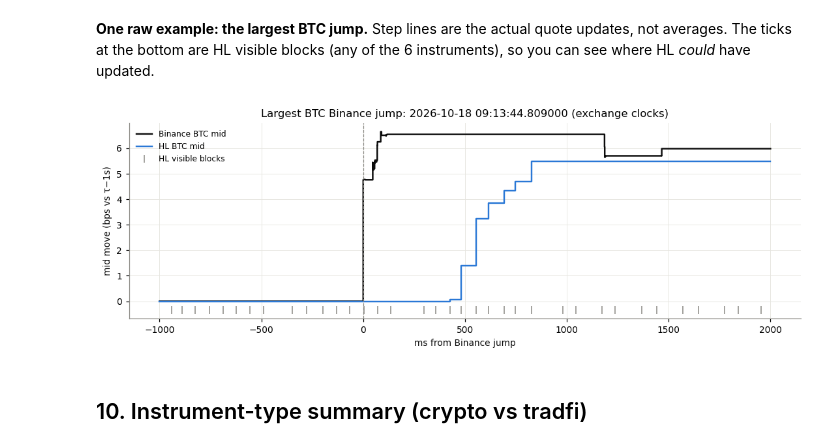
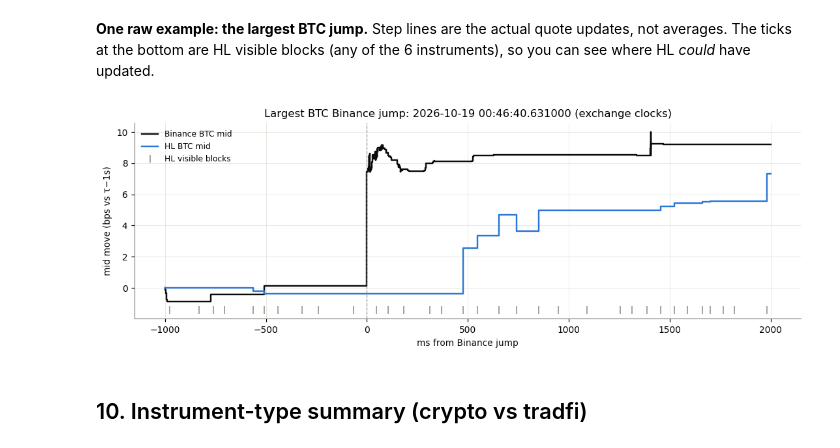
Before and after one commit to aliquid-novi/crypto_research, a Jupyter notebook: hyperliquid_research.ipynb, the cells around one changed output. Drawn from its saved outputs; the diff is of its cells as text; code cells hidden in the pictures.

```diff
--- a/hyperliquid_research.ipynb
+++ b/hyperliquid_research.ipynb
@@ -76,6 +80,11 @@ plt.rcParams.update({
 Every tunable choice lives here. `# ASSUMPTION:` marks choices Mark didn't specify.
 # %%
 DATA_ROOT = Path("../market_data_v2/normalized")
+# Sample. Only windows where every input (HL l1 + trades for the 6 symbols, Binance l1 + trades for the 6 pairs) is fully
+# synced from the VM. A new segment starts at each window edge, each reconnect and each feed hole, and no gap spans one.
+DATA_WINDOWS = [("2026-10-18 03:14", "2026-10-20 03:14")]   # ASSUMPTION: first 48 h of capture (contains the earlier 7.2 h sample). The full ~89 h
+                                                            # (to 10-21 20:31:43) needs ~15-20 GB and was stopped by the machine's memory limit twice.
+MAX_HOLE_MS = 30_000    # ASSUMPTION: no visible block on any of the 6 instruments for 30 s = feed hole (union gaps are ~100 ms)
 
 # HL symbol -> Binance USDT-perp. ASSUMPTION: xyz:SP500 is paired with Binance SPY (ETF ~ index/10;
 # returns comparable, levels not). xyz:CL ~ CL-USDT, xyz:TSLA ~ TSLA-USDT.
@@ -107,9 +116,9 @@ HAZ_STEP, HAZ_TMAX = 10, 600       # within-gap hazard grid (ms).
 # a forecast made "at block n" can only use what has arrived by then. Q1-Q4, the hazard and the lead analysis stay
 # pure exchange-time descriptions of the process. Two scenarios are run side by side:
 LATENCY_SCENARIOS = {
-    # Mark's figure (2026-10-19) for HL block latency only. Applying it to Binance ("bn") is an agent extension, not Mark's,
-    # and should be dropped at the next rerun. It has no numerical effect (0.5 ms is below the 1 ms timestamp resolution).
-    "N(0.50, 0.05) ms": dict(kind="normal", hl=(0.50, 0.05), bn=(0.50, 0.05)),
+    # Mark's figure (2026-10-19) for HL block latency only. Binance events count at their exchange time (bn=None). Until
+    # 2026-10-21 the same N(0.50, 0.05) was also applied to Binance (an agent extension, no numerical effect at 1 ms resolution).
+    "N(0.50, 0.05) ms": dict(kind="normal", hl=(0.50, 0.05), bn=None),
     # Each message's actual arrival on the VM (ts_recv). ASSUMPTION: VM clock and exchange clocks are in sync.
     "measured ts_recv": dict(kind="recv"),
 }
@@ -606,7 +702,7 @@ def q3_table(bt, label_prefix=""):
     t = bt.t.values.astype(float)
     acts = {"n_tr (in block)": bt.n_tr.values.astype(float),
             "hl_tr_1s": STREAMS["hl_tr"].count(t - 1000, t).astype(float),
-            "bn_l1_1s": STREAMS["bn_l1"].count(t - 1000, t).astype(float)}
+            "bn_l1_1s": sum(STREAMS[f"bn_l1:{s}"].count(t - 1000, t) for s in SYMS).astype(float)}   # all 6 pairs
     nxt = bt.gap.shift(-1).values
     cur = bt.gap.values
     tr = bt.t.values <= T_SPLIT
@@ -796,16 +892,14 @@ def latency_view(scen, seed=SEED):
     if scen["kind"] == "normal":
         mu, sd = scen["hl"]
         known = t + np.clip(rng.normal(mu, sd, len(t)), 0, None)
-        bmu, bsd = scen["bn"]
-        bn_known_l1 = bn_l1.t.values + np.clip(rng.normal(bmu, bsd, len(bn_l1)), 0, None)
-        bn_known_tr = bn_tr.t.values + np.clip(rng.normal(bmu, bsd, len(bn_tr)), 0, None)
+        bn_known_l1, bn_known_tr = bn_l1.t.values, bn_tr.t.values   # bn=None: Binance known at its exchange time
     else:
         known = blk_recv.loc[blk.t].values
         bn_known_l1, bn_known_tr = bn_l1.recv.values, bn_tr.recv.values
     K = pd.Series(np.maximum.accumulate(known), index=blk.t.values)   # block n usable only once blocks <= n are all known
     S = {}
     for s in SYMS:
-        m1, m2 = (bn_l1.symbol == PAIRS[s]).values, (bn_tr.symbol == PAIRS[s]).values
+        m1, m2 = bn_l1.attrs["rows"][PAIRS[s]], (bn_tr.symbol == PAIRS[s]).values
         S[f"bn_l1:{s}"] = Stream(bn_known_l1[m1], lmid=bn_l1.lmid.values[m1])
         S[f"bn_tr:{s}"] = Stream(bn_known_tr[m2])
     return K, S
@@ -842,7 +936,7 @@ def lat_truncation_test(scen_name, sym=None):
     F_full, _, _, q = lat_features(bt, sym, K, S_full)
     for frac in (0.4, 0.7):
         cut = np.quantile(q, frac)
-        S_cut = {k: Stream(v.t[v.t <= cut], lmid=None if v.lm is None else v.lm[v.t <= cut]) for k, v in S_full.items()}
+        S_cut = {k: v.upto(cut) for k, v in S_full.items()}
         F_cut, _, _, _ = lat_features(bt, sym, K, S_cut)
         keep = q <= cut
         a, b = F_full.loc[keep].values, F_cut.loc[keep].values
@@ -1144,8 +1239,11 @@ Caveats: HL can only step at its own blocks/updates, and any HL↔Binance clock
 # %%
 def jump_events(s):
     b = STREAMS[f"bn_l1:{s}"]
-    t = b.t.astype(float)
-    r = (b.lm - b.lmid_at(t - EVT_RET_MS)) * 1e4
+    lme, r, CH = b.lmid_each(), np.empty(len(b.t)), 10_000_000   # in chunks: BTC has >100M updates
+    for i in range(0, len(b.t), CH):
+        r[i:i + CH] = (lme[i:i + CH] - b.lmid_at(b.t[i:i + CH].astype(float) - EVT_RET_MS)) * 1e4
+    del lme
+    t = b.t
     cut = np.nanquantile(np.abs(r), EVT_Q)
     cand = np.where(np.abs(r) >= cut)[0]
     keep, last = [], -np.inf
@@ -1153,7 +1251,7 @@ def jump_events(s):
         if t[i] - last >= EVT_MIN_SEP:
             keep.append(i); last = t[i]
     keep = np.array(keep, int)
-    return t[keep], np.sign(r[keep]), cut
+    return t[keep].astype(float), np.sign(r[keep]), cut
 
 def t50(path):
     final = path[-1]
@@ -1168,6 +1266,7 @@ for s in SYMS:
     pb = (bn.lmid_at(G) - bn.lmid_at(tau - 1000)[:, None]) * 1e4 * sg[:, None]
     ph = (hl.lmid_at(G) - hl.lmid_at(tau - 1000)[:, None]) * 1e4 * sg[:, None]
     ok = ~np.isnan(pb).any(1) & ~np.isnan(ph).any(1) & (tau - 1000 > hl.t[0])
+    ok &= same_segment(tau - 1000, tau + EVT_WIN[-1])   # the whole window inside one HL segment (no hole/reconnect)
     evt[s] = {"bn": pb[ok].mean(0), "hl": ph[ok].mean(0), "tau": tau[ok], "sign": sg[ok]}
     b50, h50 = t50(evt[s]["bn"]), t50(evt[s]["hl"])
     evt_rows.append({"symbol": s, "group": GROUP[s], "n jumps": int(ok.sum()), "jump cut bps (50ms)": cut,
@@ -1212,24 +1311,24 @@ bottom are HL visible blocks (any of the 6 instruments), so you can see where HL
 # %%
 s = "BTC-USD-PERP"
 bn, hl = STREAMS[f"bn_l1:{s}"], STREAMS[f"hl_l1:{s}"]
 r_all = (bn.lmid_at(evt[s]["tau"]) - bn.lmid_at(evt[s]["tau"] - EVT_RET_MS)) * 1e4
 tau0 = evt[s]["tau"][np.nanargmax(np.abs(r_all))]
 lo, hi = tau0 - 1000, tau0 + 2000
 fig, ax = plt.subplots(figsize=(10, 3.6))
 for st, col, lab in [(bn, C_INK, "Binance BTC mid"), (hl, C_CRYPTO, "HL BTC mid")]:
-    m = (st.t >= lo) & (st.t <= hi)
-    tt = np.concatenate([[lo], st.t[m], [hi]]).astype(float)
+    m = (st.tm >= lo) & (st.tm <= hi)
+    tt = np.concatenate([[lo], st.tm[m], [hi]]).astype(float)
     yy = np.concatenate([[st.lmid_at(lo)], st.lm[m], [st.lmid_at(hi)]])
     ax.step(tt - tau0, (yy - st.lmid_at(tau0 - 1000)) * 1e4, where="post", color=col, lw=1.6, label=lab)
 bt = blk.t.values[(blk.t.values >= lo) & (blk.t.values <= hi)]
 ax.plot(bt - tau0, np.full(len(bt), ax.get_ylim()[0]), "|", color=C_MUTED, ms=8, label="HL visible blocks")
 ax.axvline(0, color=C_MUTED, lw=0.8, ls="--")
 ax.set(xlabel="ms from Binance jump", ylabel="mid move (bps vs τ−1s)",
        title=f"Largest BTC Binance jump: {pd.to_datetime(tau0, unit='ms')} (exchange clocks)")
 ax.legend(frameon=False, fontsize=8)
 plt.tight_layout(); plt.show()
 # %% [output]
-[figure, old version]
+[figure, new version]
 # %% [markdown]
 ## 10. Instrument-type summary (crypto vs tradfi)
 # %%
```
Also changed, not shown: parts of 32 cells of this notebook, 1 other file.
